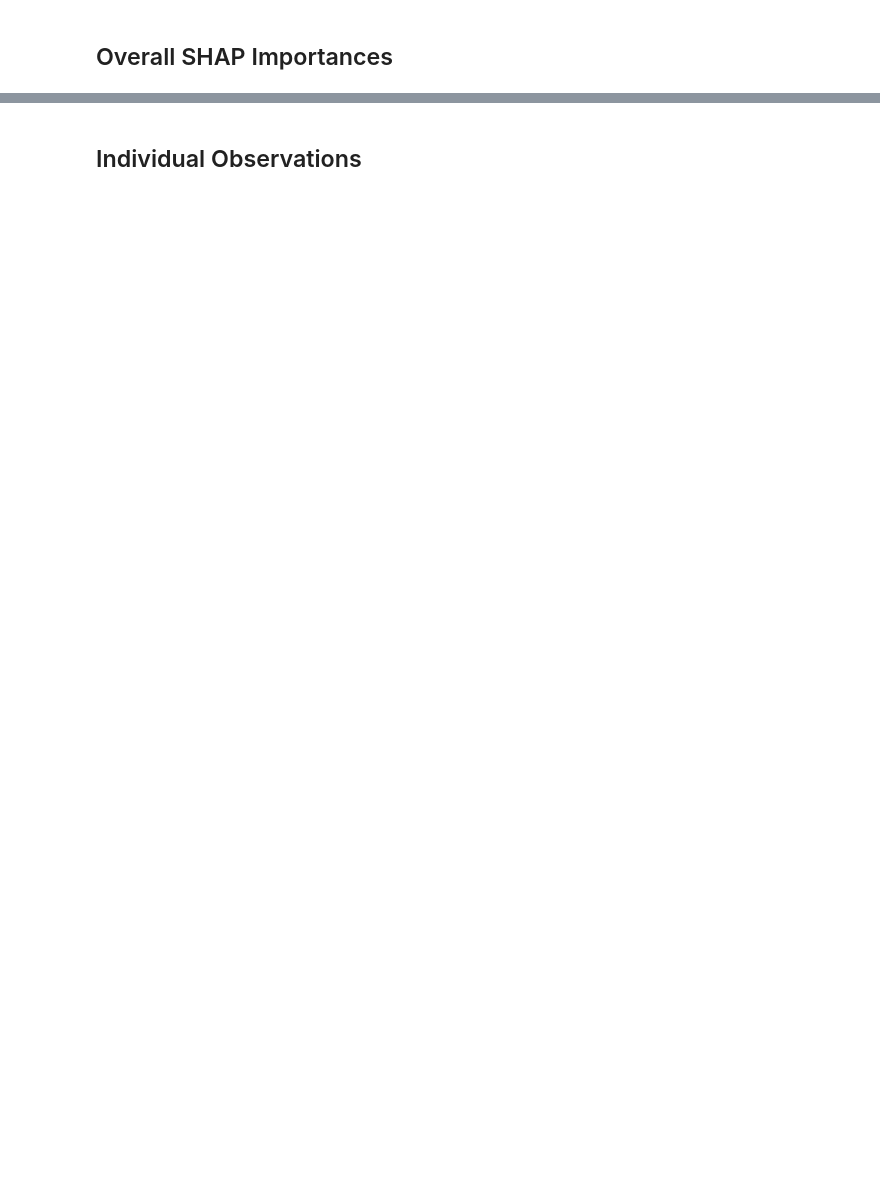
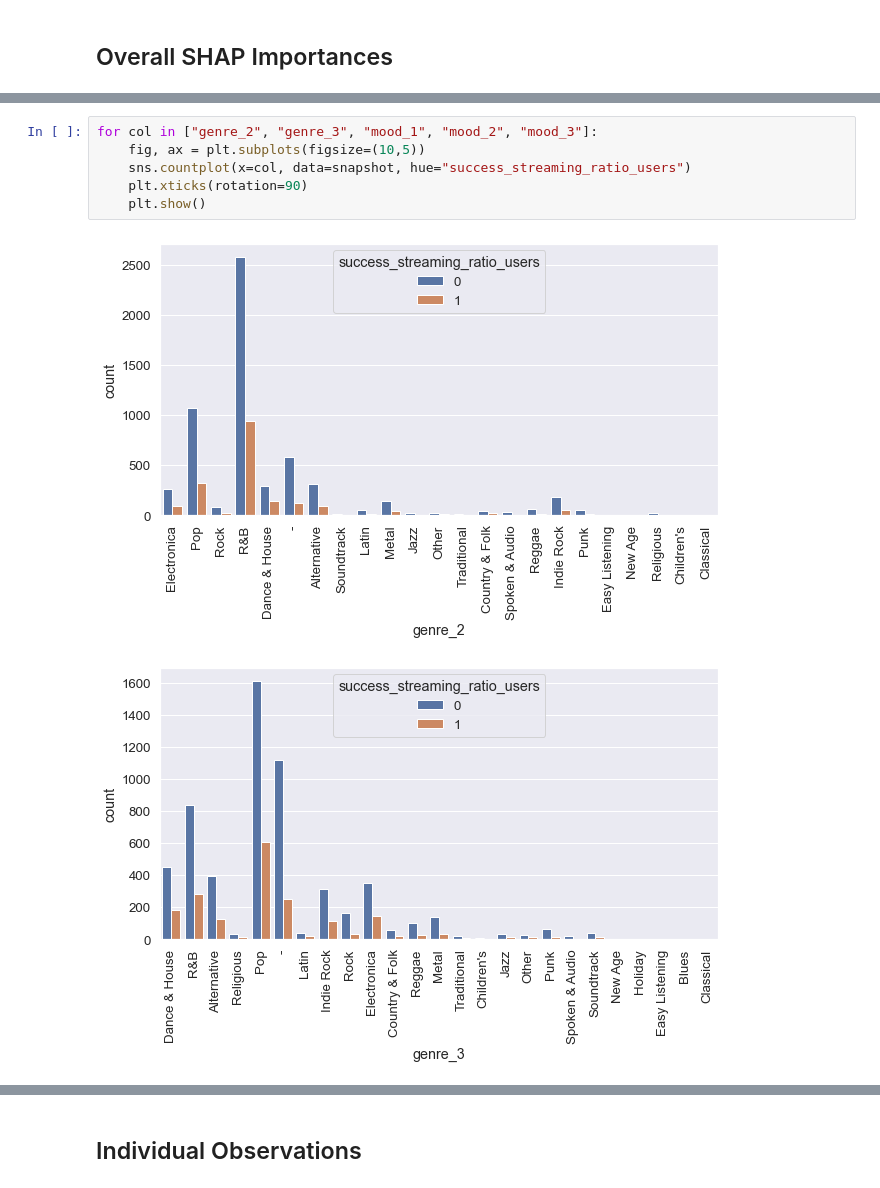
Before and after one commit to alexrobwong/playlist-success, a Jupyter notebook: notebooks/spotify_success_analysis.ipynb, the cells around one changed output, grey strips where cells are left out. Cells and saved outputs as stored; diff of their text form; blank space fills up the shorter version.

```diff
--- a/notebooks/spotify_success_analysis.ipynb
+++ b/notebooks/spotify_success_analysis.ipynb
@@ -673,0 +722,9 @@ display(shap_importance)
+# %%
+for col in ["genre_2", "genre_3", "mood_1", "mood_2", "mood_3"]:
+    fig, ax = plt.subplots(figsize=(10,5))
+    sns.countplot(x=col, data=snapshot, hue="success_streaming_ratio_users")
+    plt.xticks(rotation=90)
+    plt.show()
+# %% [output]
+[figure, added]
+[figure, added]
```
Also changed, not shown: parts of 33 cells of this notebook, 3 other files.
